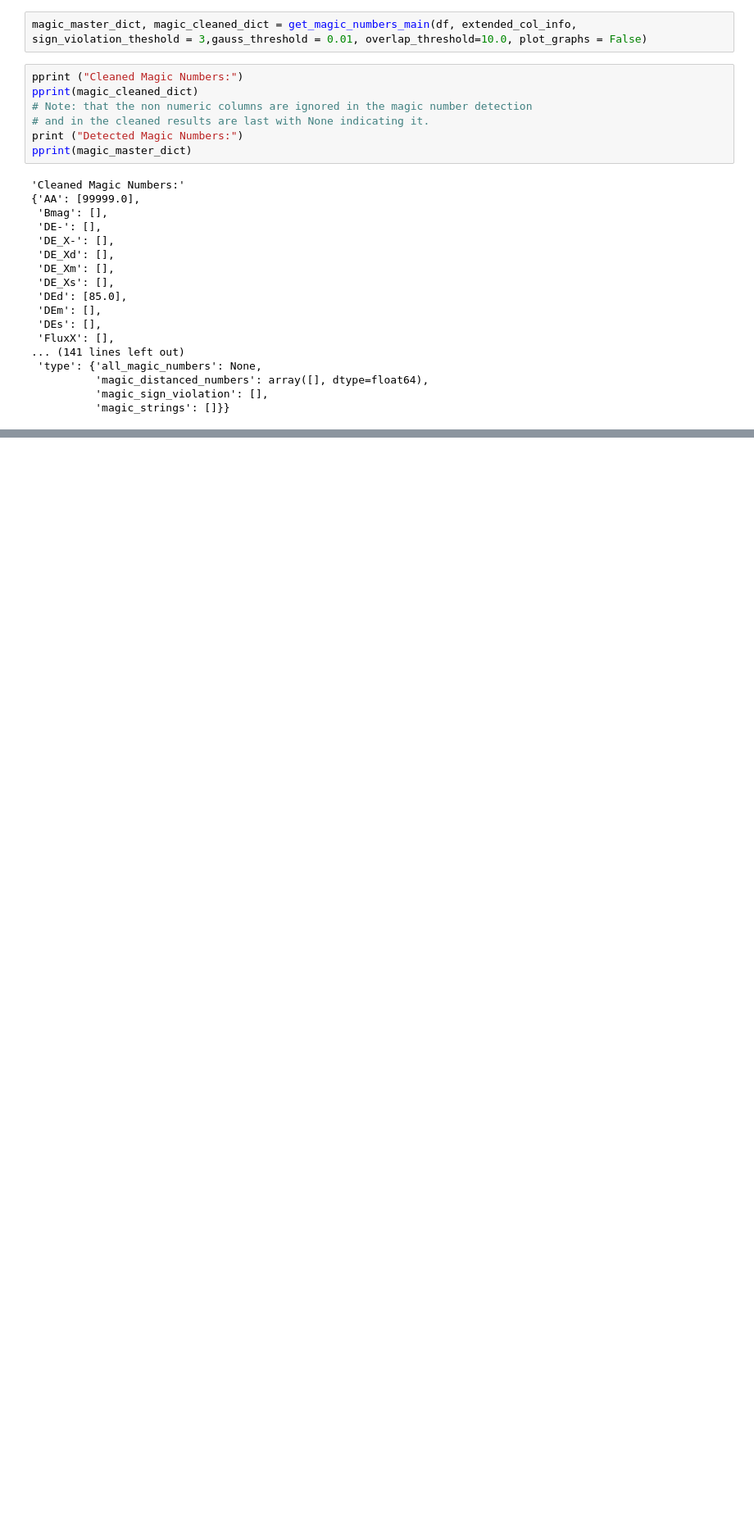
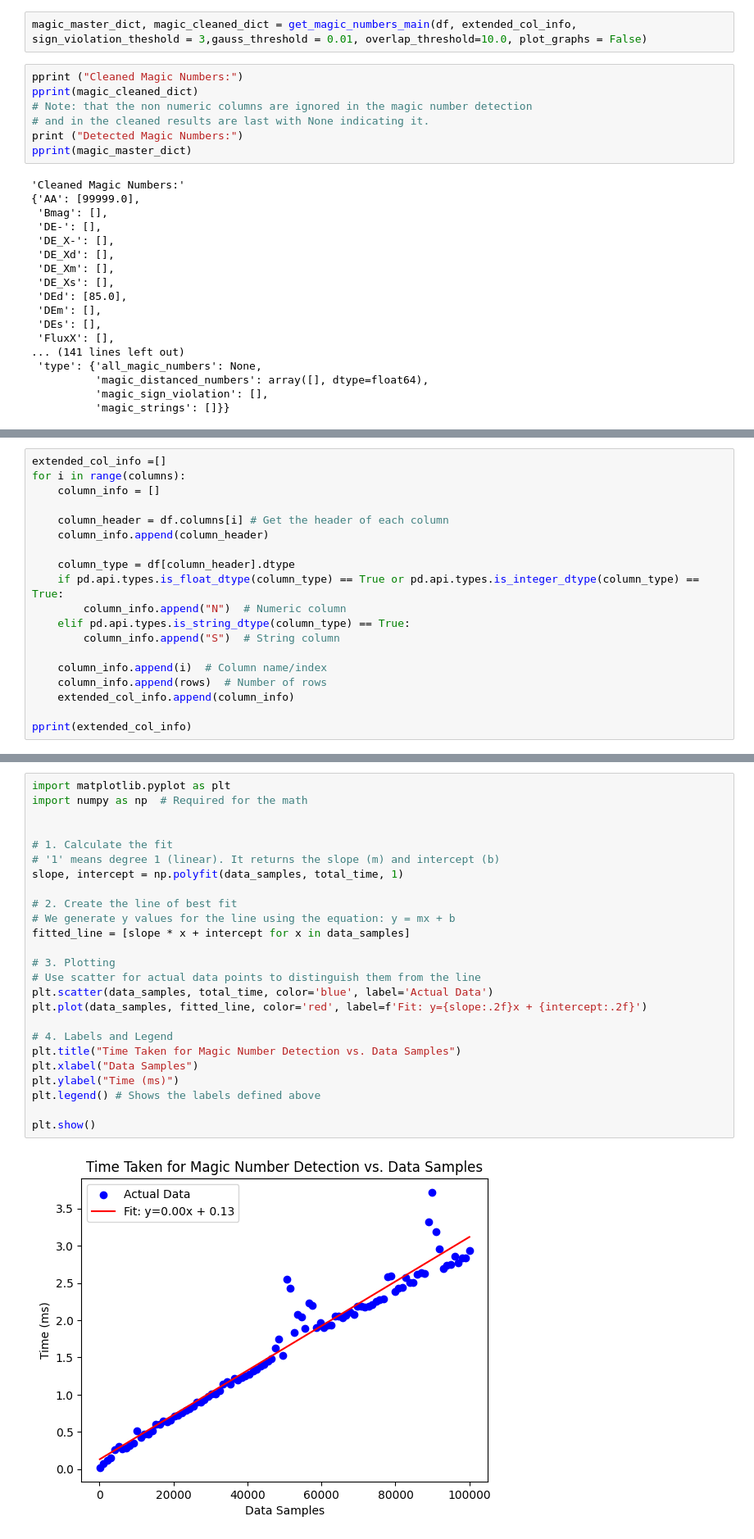
Before and after one commit to mavrommat/Magic-Number-Detection, a Jupyter notebook: use_example.ipynb, the cells around one changed output, grey strips where cells are left out. Shown at 82% size. Saved outputs shown, nothing was run; the diff lists cells and outputs as text; blank space fills up the shorter version.

```diff
--- a/use_example.ipynb
+++ b/use_example.ipynb
@@ -359,0 +573,19 @@ pprint(magic_master_dict)
+# %%
+extended_col_info =[]
+for i in range(columns):
+    column_info = []
+
+    column_header = df.columns[i] # Get the header of each column
+    column_info.append(column_header)
+
+    column_type = df[column_header].dtype
+    if pd.api.types.is_float_dtype(column_type) == True or pd.api.types.is_integer_dtype(column_type) == True:
+        column_info.append("N")  # Numeric column
+    elif pd.api.types.is_string_dtype(column_type) == True:
+        column_info.append("S")  # String column
+
+    column_info.append(i)  # Column name/index
+    column_info.append(rows)  # Number of rows
+    extended_col_info.append(column_info)
+
+pprint(extended_col_info)
@@ -359,0 +636,27 @@ pprint(magic_master_dict)
+# %%
+import matplotlib.pyplot as plt
+import numpy as np  # Required for the math
+
+
+# 1. Calculate the fit
+# '1' means degree 1 (linear). It returns the slope (m) and intercept (b)
+slope, intercept = np.polyfit(data_samples, total_time, 1)
+
+# 2. Create the line of best fit
+# We generate y values for the line using the equation: y = mx + b
+fitted_line = [slope * x + intercept for x in data_samples]
+
+# 3. Plotting
+# Use scatter for actual data points to distinguish them from the line
+plt.scatter(data_samples, total_time, color='blue', label='Actual Data')
+plt.plot(data_samples, fitted_line, color='red', label=f'Fit: y={slope:.2f}x + {intercept:.2f}')
+
+# 4. Labels and Legend
+plt.title("Time Taken for Magic Number Detection vs. Data Samples")
+plt.xlabel("Data Samples")
+plt.ylabel("Time (ms)")
+plt.legend() # Shows the labels defined above
+
+plt.show()
+# %% [output]
+[figure, added]
```
Also changed, not shown: parts of 11 cells of this notebook, 13 other files.
